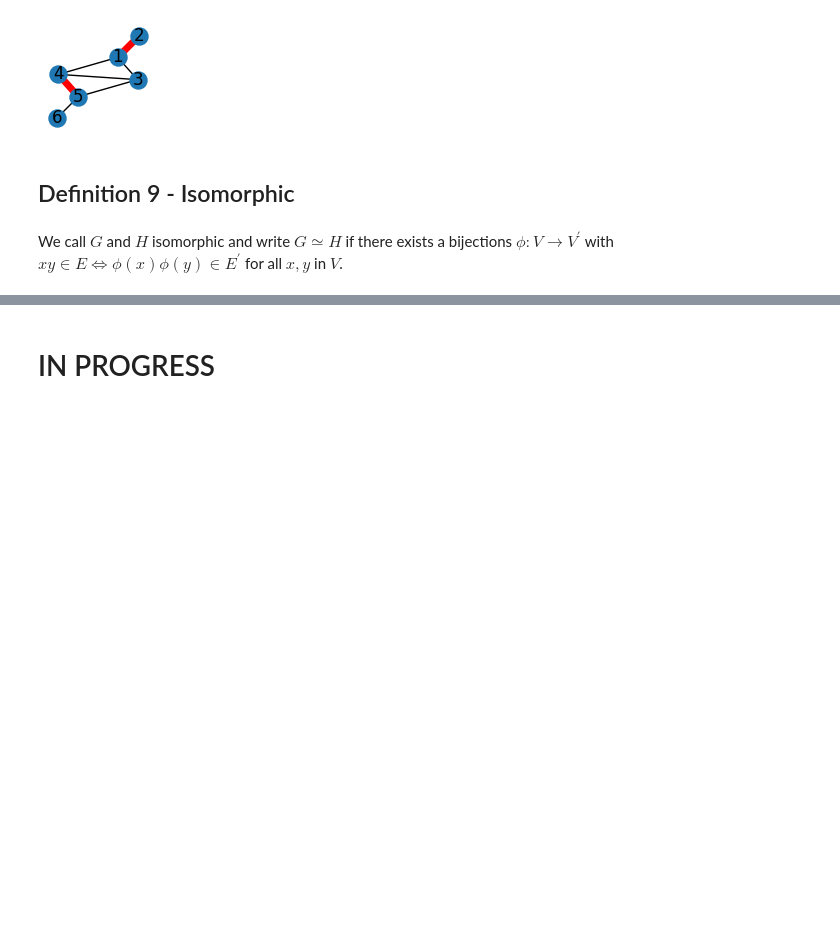
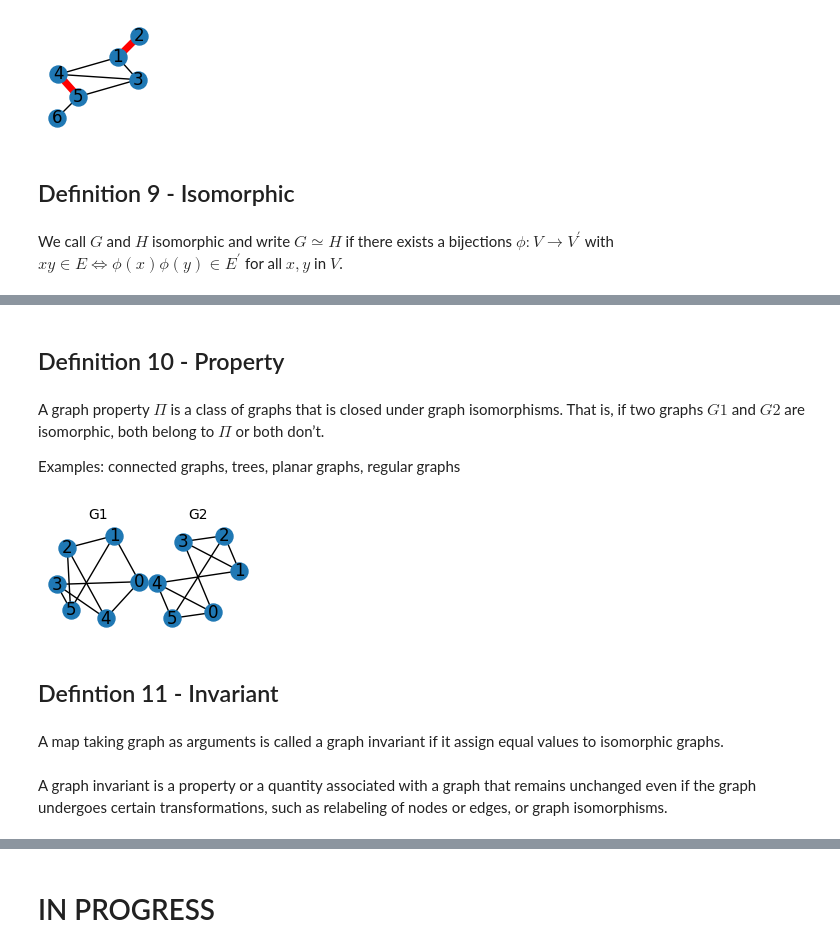
Before and after one commit to lipinski/graph-theory, a Jupyter notebook: definitions.ipynb, the cells around one changed output, grey strips where cells are left out. Cells and saved outputs as stored; diff of their text form; code cells hidden in the pictures; blank space fills up the shorter version.

```diff
--- a/definitions.ipynb
+++ b/definitions.ipynb
@@ -219,0 +234,27 @@ True
+# %% [markdown]
+## Definition 10 - Property
+# %% [markdown]
+A graph property $Π$ is a class of graphs that is closed under graph isomorphisms. That is, if two graphs $G1$ and $G2$ are isomorphic, both belong to $Π$ or both don’t.
+
+Examples: connected graphs, trees, planar graphs, regular graphs
+# %%
+G1 = nx.random_regular_graph(3, 6, seed=42)
+G2 = nx.random_regular_graph(3, 6, seed=24)
+
+assert nx.is_isomorphic(G1, G2) == True
+assert nx.is_regular(G1) == nx.is_regular(H)
+
+fig, axis = plt.subplots(nrows=1, ncols=2, figsize=(2, 1), )
+plt.subplots_adjust(left=0, bottom=0, right=1, top=1, wspace=0, hspace=0)
+axis[0].set_title((f'G1'), fontdict={'fontsize': 10})
+axis[1].set_title((f'G2'), fontdict={'fontsize': 10})
+nx.draw(G1, pos=nx.kamada_kawai_layout(G1), node_size=150, with_labels=True, ax=axis[0])
+nx.draw(G2, pos=nx.kamada_kawai_layout(G2), node_size=150, with_labels=True, ax=axis[1])
+# %% [output]
+[figure, added]
+# %% [markdown]
+## Defintion 11 - Invariant
+# %% [markdown]
+A map taking graph as arguments is called a graph invariant if it assign equal values to isomorphic graphs.
+# %% [markdown]
+A graph invariant is a property or a quantity associated with a graph that remains unchanged even if the graph undergoes certain transformations, such as relabeling of nodes or edges, or graph isomorphisms.
```
Also changed, not shown: parts of 9 cells of this notebook.
